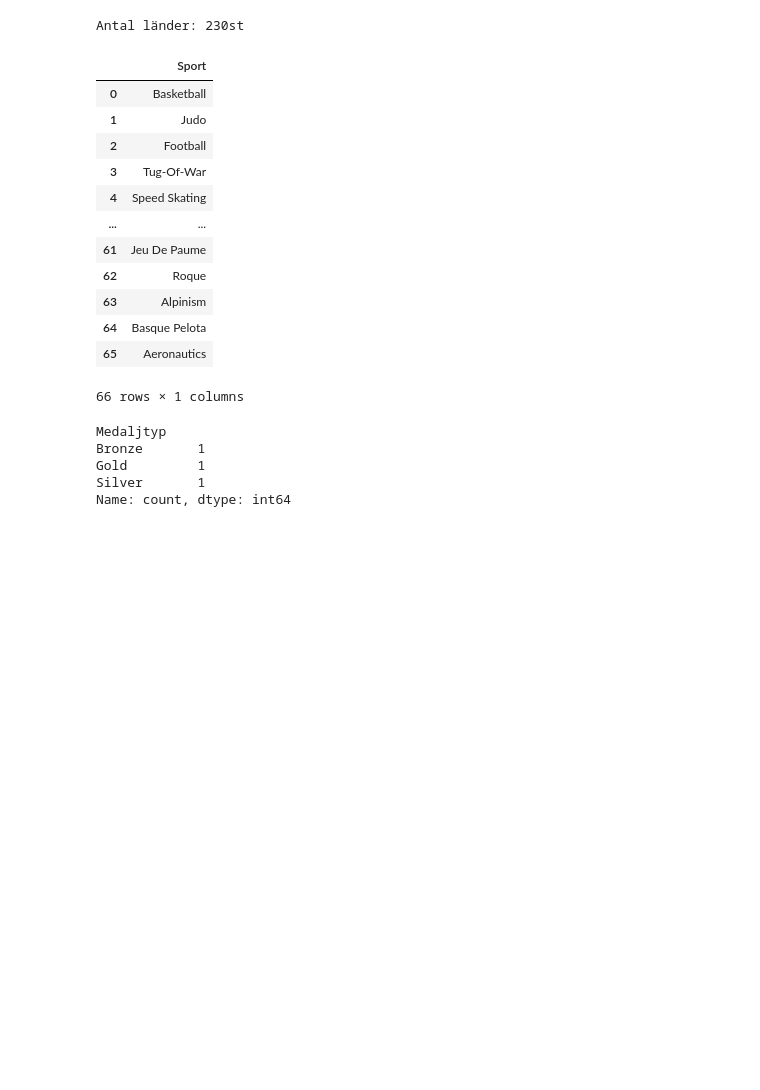
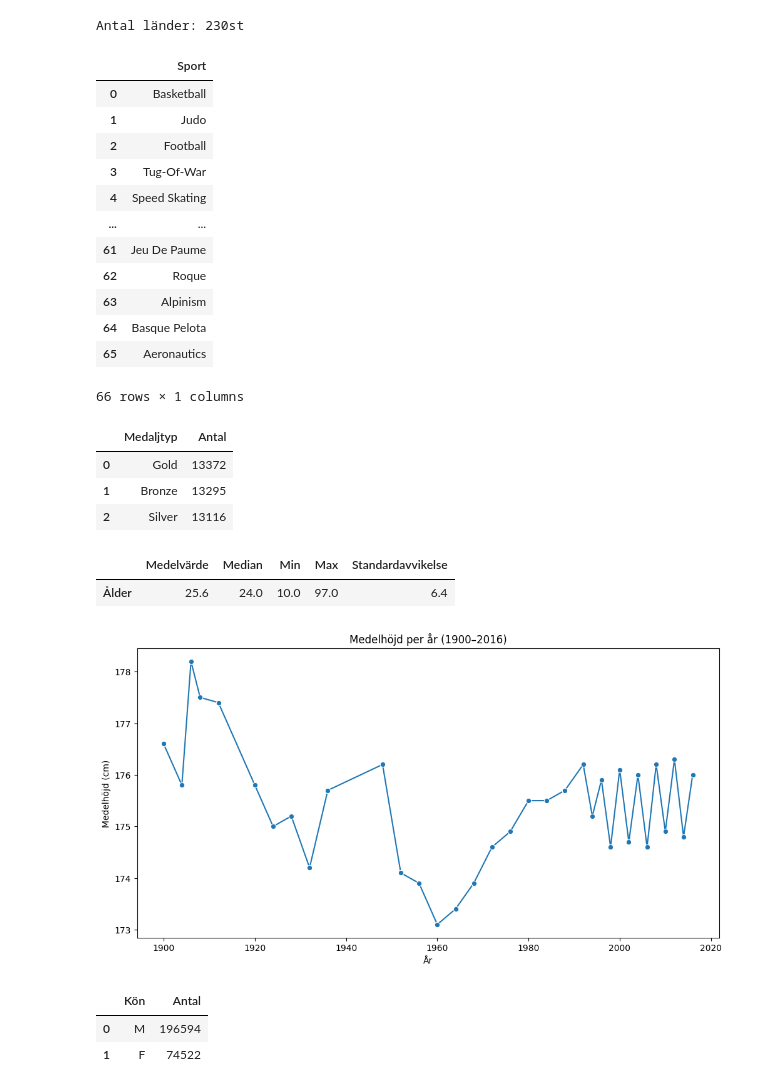
Before and after one commit to SebastianPetersson/Project_OS, a Jupyter notebook: Uppgift0.ipynb, the cells around one changed output. Saved outputs shown, nothing was run; the diff lists cells and outputs as text; code cells hidden in the pictures; blank space fills up the shorter version.

```diff
--- a/Uppgift0.ipynb
+++ b/Uppgift0.ipynb
@@ -46,13 +50,49 @@ df_sporter
 | 65 | Aeronautics |
 66 rows × 1 columns
 # %%
-medaljtyper = athlete["Medal"].dropna().unique()
-df_medaljer = pd.DataFrame({"Medaljtyp": medaljtyper})
-pd.DataFrame({"Antal medaljtyper": [len(medaljtyper)]})
-df_medaljer
+#Uppgift D
+medaljer = athlete["Medal"].value_counts().reset_index()
+medaljer.columns = ["Medaljtyp", "Antal"]
+medaljer
 # %% [output]
-Medaljtyp
-Bronze       1
-Gold         1
-Silver       1
-Name: count, dtype: int64
+|  | Medaljtyp | Antal |
+| 0 | Gold | 13372 |
+| 1 | Bronze | 13295 |
+| 2 | Silver | 13116 |
+# %%
+#Uppgift E
+age_stats = {
+    "Medelvärde": athlete["Age"].mean().round(1),
+    "Median": athlete["Age"].median(),
+    "Min": athlete["Age"].min(),
+    "Max": athlete["Age"].max(),
+    "Standardavvikelse": athlete["Age"].std().round(1)
+}
+
+df_age_stats = pd.DataFrame(age_stats, index=["Ålder"])
+df_age_stats
+# %% [output]
+|  | Medelvärde | Median | Min | Max | Standardavvikelse |
+| Ålder | 25.6 | 24.0 | 10.0 | 97.0 | 6.4 |
+# %%
+#Uppgift F
+df = athlete[(athlete["Year"] >= 1900) & (athlete["Year"] <= 2016)]
+
+mean_height_per_year = df.groupby("Year")["Height"].mean().round(1).reset_index()
+plt.figure(figsize = (12,6))
+sns.lineplot(data = mean_height_per_year, x="Year", y="Height", marker="o")
+plt.title("Medelhöjd per år (1900–2016)")
+plt.ylabel("Medelhöjd (cm)")
+plt.xlabel("År")
+plt.show()
+# %% [output]
+[figure, added]
+# %%
+#Uppgift G
+kon = athlete["Sex"].value_counts().reset_index()
+kon.columns = ["Kön", "Antal"]
+kon
+# %% [output]
+|  | Kön | Antal |
+| 0 | M | 196594 |
+| 1 | F | 74522 |
```
Also changed, not shown: parts of 7 cells of this notebook.
